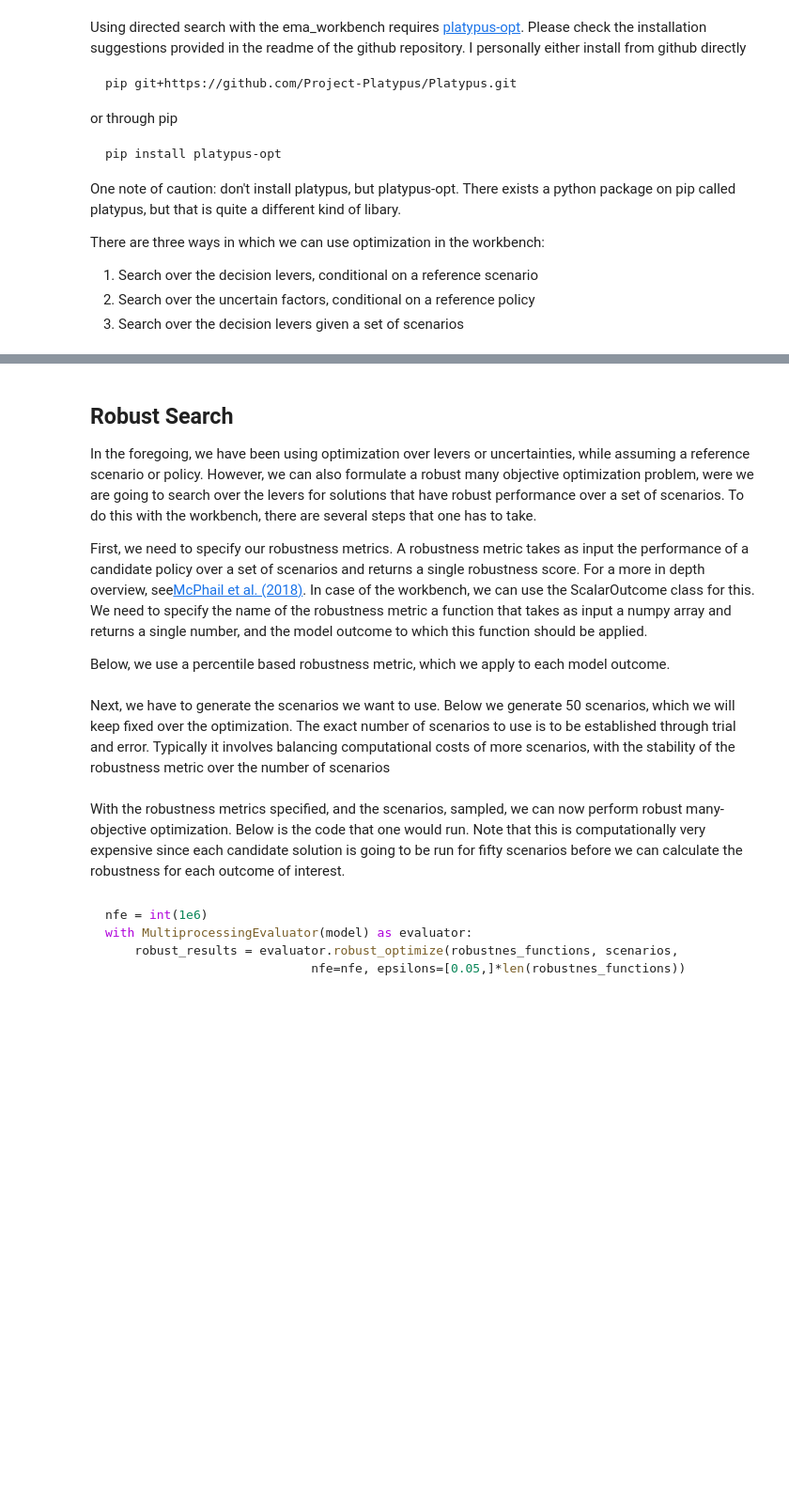
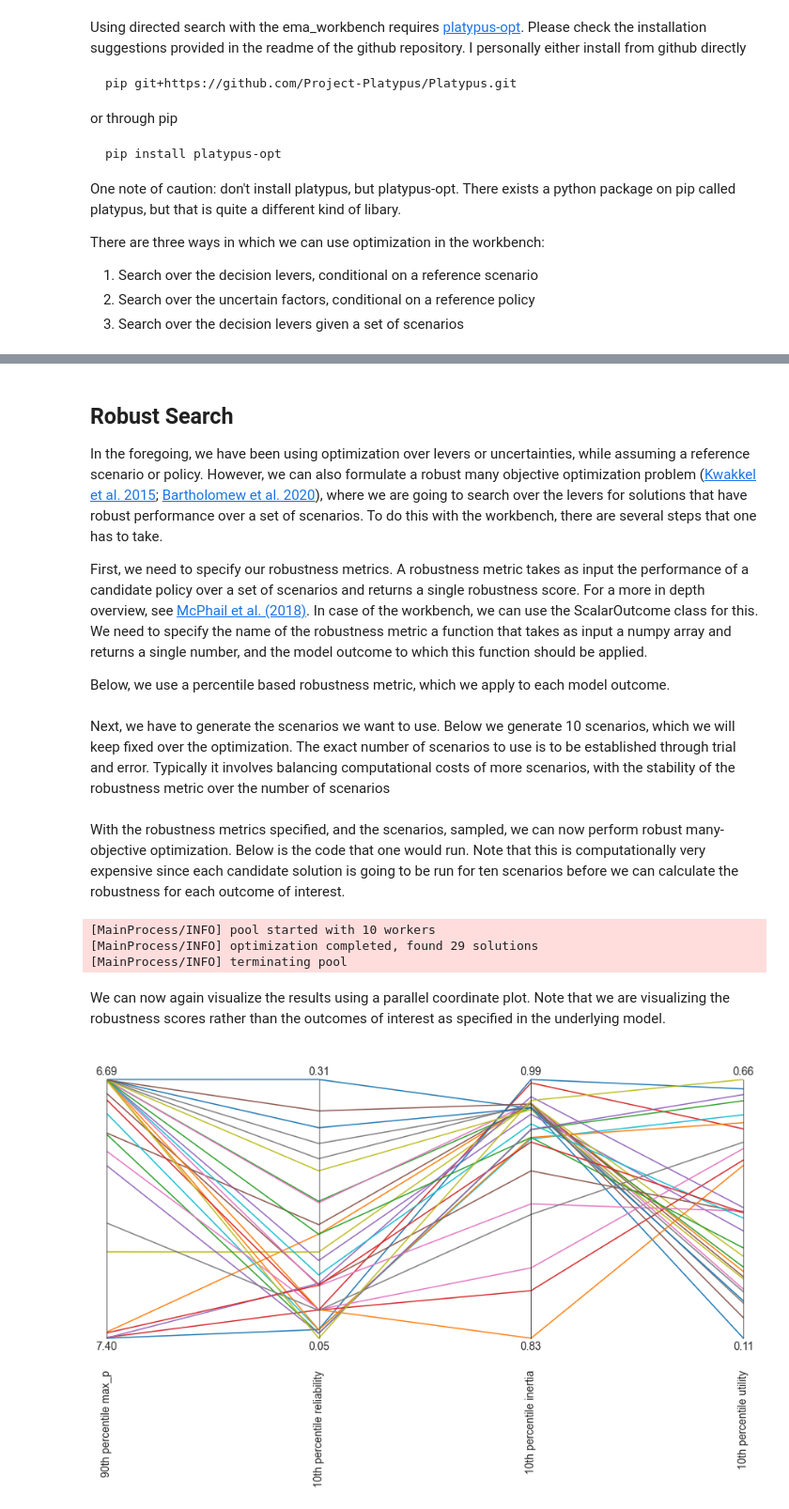
Before and after one commit to quaquel/EMAworkbench, a Jupyter notebook: docs/source/indepth_tutorial/directed-search.ipynb, the cells around one changed output, grey strips where cells are left out. Shown at 94% size. Cells and saved outputs as stored; diff of their text form; code cells hidden in the pictures; blank space fills up the shorter version.

````diff
--- a/docs/source/indepth_tutorial/directed-search.ipynb
+++ b/docs/source/indepth_tutorial/directed-search.ipynb
@@ -209,9 +351,9 @@ plt.show()
 # %% [markdown]
 ## Robust Search
 
-In the foregoing, we have been using optimization over levers or uncertainties, while assuming a reference scenario or policy. However, we can also formulate a robust many objective optimization problem, were we are going to search over the levers for solutions that have robust performance over a set of scenarios. To do this with the workbench, there are several steps that one has to take.
+In the foregoing, we have been using optimization over levers or uncertainties, while assuming a reference scenario or policy. However, we can also formulate a robust many objective optimization problem ([Kwakkel et al. 2015](https://doi.org/10.1007/s10584-014-1210-4); [Bartholomew et al. 2020](https://doi.org/10.1016/j.envsoft.2020.104699)), where we are going to search over the levers for solutions that have robust performance over a set of scenarios. To do this with the workbench, there are several steps that one has to take.
 
-First, we need to specify our robustness metrics. A robustness metric takes as input the performance of a candidate policy over a set of scenarios and returns a single robustness score. For a more in depth overview, see[McPhail et al. (2018)](https://agupubs.onlinelibrary.wiley.com/doi/full/10.1002/2017EF000649). In case of the workbench, we can use the ScalarOutcome class for this. We need to specify the name of the robustness metric a function that takes as input a numpy array and returns a single number, and the model outcome to which this function should be applied.
+First, we need to specify our robustness metrics. A robustness metric takes as input the performance of a candidate policy over a set of scenarios and returns a single robustness score. For a more in depth overview, see [McPhail et al. (2018)](https://agupubs.onlinelibrary.wiley.com/doi/full/10.1002/2017EF000649). In case of the workbench, we can use the ScalarOutcome class for this. We need to specify the name of the robustness metric a function that takes as input a numpy array and returns a single number, and the model outcome to which this function should be applied.
 
 Below, we use a percentile based robustness metric, which we apply to each model outcome.
 # %%
@@ -240,19 +385,44 @@ robustnes_functions = [
     ),
 ]
 # %% [markdown]
-Next, we have to generate the scenarios we want to use. Below we generate 50 scenarios, which we will keep fixed over the optimization. The exact number of scenarios to use is to be established through trial and error. Typically it involves balancing computational costs of more scenarios, with the stability of the robustness metric over the number of scenarios
+Next, we have to generate the scenarios we want to use. Below we generate 10 scenarios, which we will keep fixed over the optimization. The exact number of scenarios to use is to be established through trial and error. Typically it involves balancing computational costs of more scenarios, with the stability of the robustness metric over the number of scenarios
 # %%
 from ema_workbench.em_framework import sample_uncertainties
 
-n_scenarios = 50
+n_scenarios = 10
 scenarios = sample_uncertainties(model, n_scenarios)
 # %% [markdown]
-With the robustness metrics specified, and the scenarios, sampled, we can now perform robust many-objective optimization. Below is the code that one would run. Note that this is computationally very expensive since each candidate solution is going to be run for fifty scenarios before we can calculate the robustness for each outcome of interest.
+With the robustness metrics specified, and the scenarios, sampled, we can now perform robust many-objective optimization. Below is the code that one would run. Note that this is computationally very expensive since each candidate solution is going to be run for ten scenarios before we can calculate the robustness for each outcome of interest.
-# %% [markdown]
-
-```python
-nfe = int(1e6)
-with MultiprocessingEvaluator(model) as evaluator:
-    robust_results = evaluator.robust_optimize(robustnes_functions, scenarios,
-                            nfe=nfe, epsilons=[0.05,]*len(robustnes_functions))
-```
+# %%
+from ema_workbench.em_framework import ArchiveLogger
+
+nfe = int(5e4)
+with MultiprocessingEvaluator(model) as evaluator:
+    robust_results = evaluator.robust_optimize(
+        robustnes_functions,
+        scenarios,
+        nfe=nfe,
+        epsilons=[
+            0.025,
+        ]
+        * len(robustnes_functions),
+    )
+# %% [output]
+[MainProcess/INFO] pool started with 10 workers
+[MainProcess/INFO] optimization completed, found 29 solutions
+[MainProcess/INFO] terminating pool
+# %% [markdown]
+We can now again visualize the results using a parallel coordinate plot. Note that we are visualizing the robustness scores rather than the outcomes of interest as specified in the underlying model.
+# %%
+from ema_workbench.analysis import parcoords
+
+
+data = robust_results.loc[:, [o.name for o in robustnes_functions]]
+limits = parcoords.get_limits(data)
+
+paraxes = parcoords.ParallelAxes(limits)
+paraxes.plot(data)
+paraxes.invert_axis("90th percentile max_p")
+plt.show()
+# %% [output]
+[figure, added]
````
Also changed, not shown: parts of 33 cells of this notebook, 9 other files.
